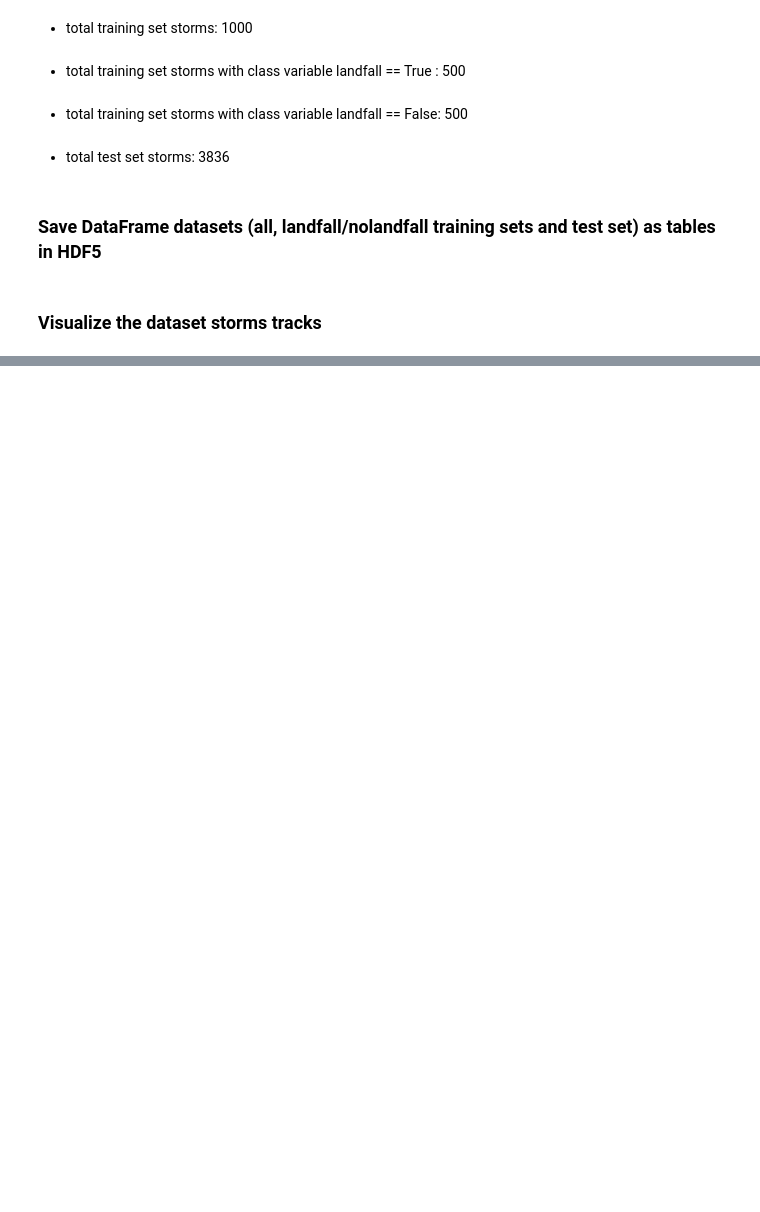
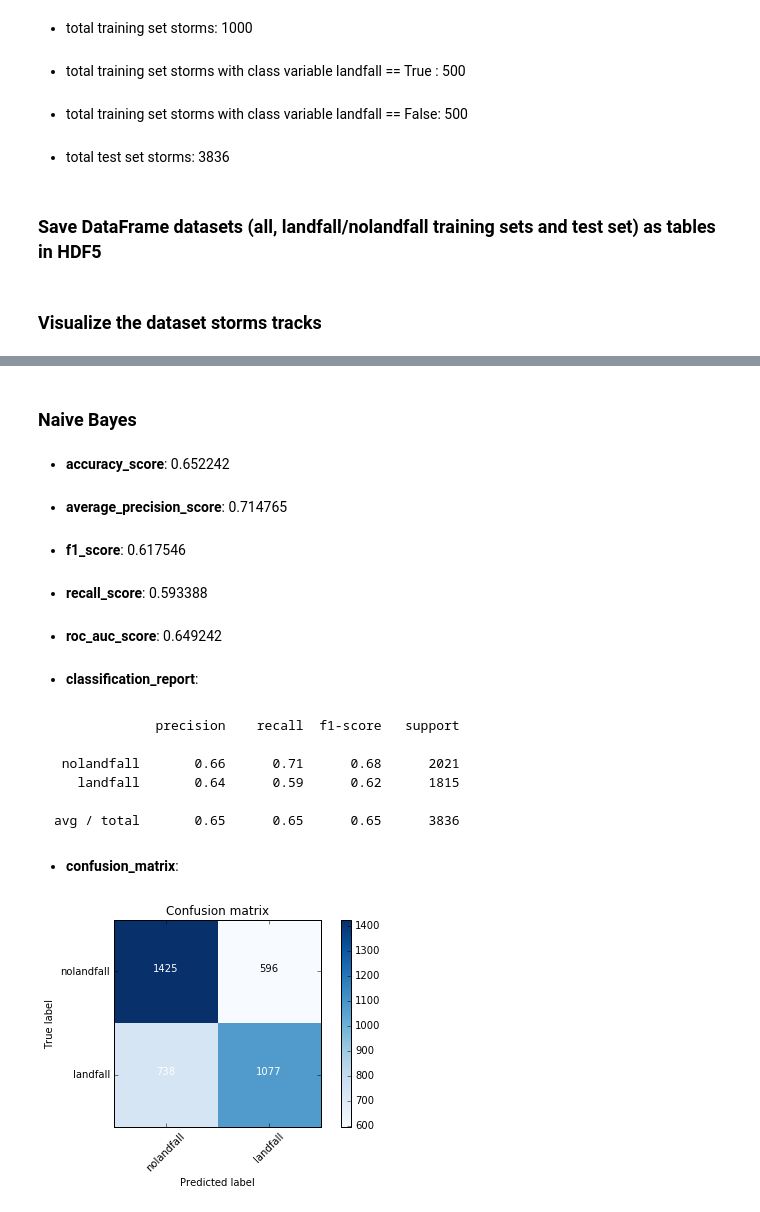
Before and after one commit to pymonger/tropicalstorm-ml-analysis, a Jupyter notebook: Will a tropical storm make landfall?.ipynb, the cells around one changed output, grey strips where cells are left out. Saved outputs shown, nothing was run; the diff lists cells and outputs as text; code cells hidden in the pictures; blank space fills up the shorter version.

```diff
--- a/Will a tropical storm make landfall?.ipynb
+++ b/Will a tropical storm make landfall?.ipynb
@@ -511,0 +680,29 @@ for r in nolandfall_sample.itertuples():
+# %% [markdown]
+### Naive Bayes
+# %%
+from sklearn import naive_bayes
+
+
+# train the classifier
+clf = naive_bayes.GaussianNB()
+clf.fit(X_train, y_train)
+
+# predict on test yyy
+y_test_pred = clf.predict(X_test)
+
+# print metrics
+print_metrics(y_test_truth, y_test_pred)
+
+# get confusion matrix
+cnf_matrix = metrics.confusion_matrix(y_test_truth, y_test_pred)
+plot_confusion_matrix(cnf_matrix, classes=CLASS_LABELS)
+# %% [output]
+* **accuracy_score**: 0.652242
+* **average_precision_score**: 0.714765
+* **f1_score**: 0.617546
+* **recall_score**: 0.593388
+* **roc_auc_score**: 0.649242
+* **classification_report**:
+precision recall f1-score support nolandfall 0.66 0.71 0.68 2021 landfall 0.64 0.59 0.62 1815 avg / total 0.65 0.65 0.65 3836
+* **confusion_matrix**:
+[figure, added]
```
Also changed, not shown: parts of 13 cells of this notebook, 8 other files.
